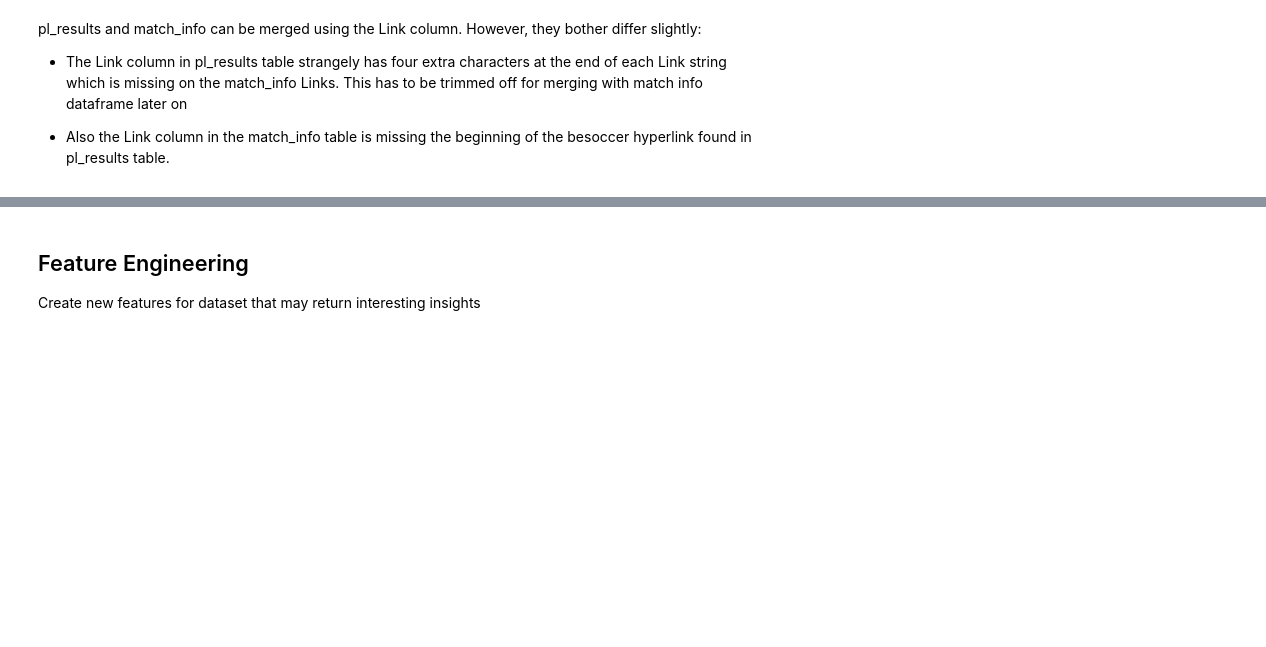
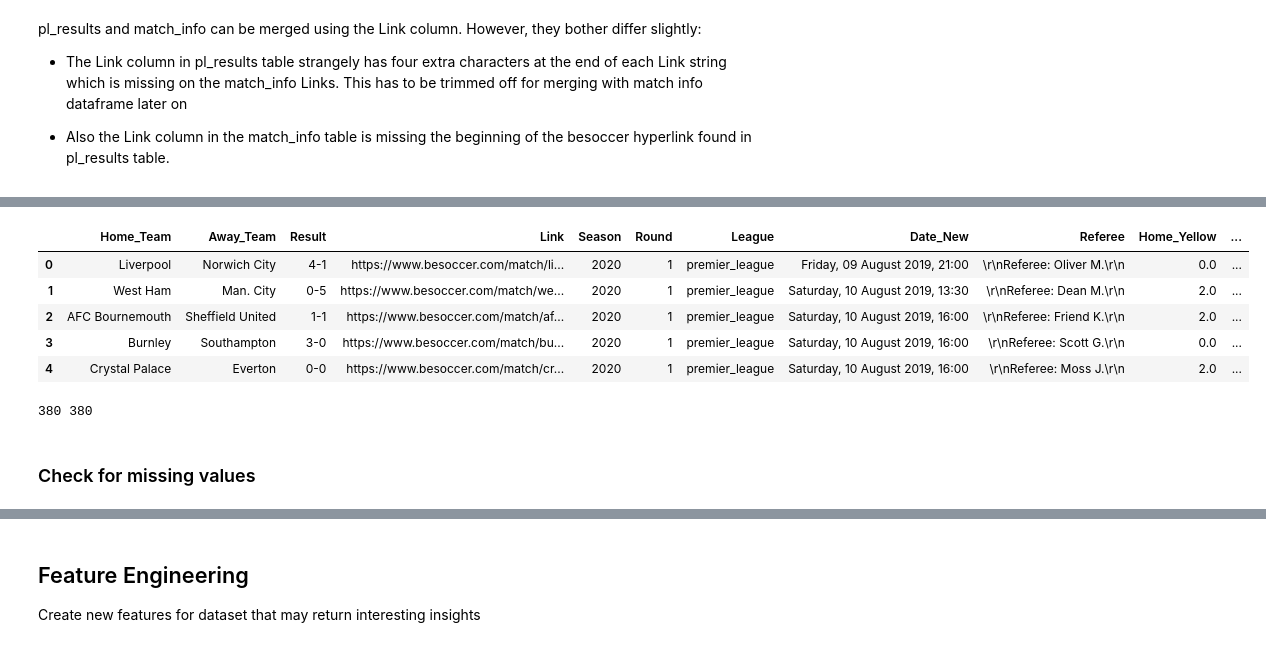
Before and after one commit to armanh3k/Football-Outcome-Predictions, a Jupyter notebook: feature_engineering.ipynb, the cells around one changed output, grey strips where cells are left out. Cells and saved outputs as stored; diff of their text form; code cells hidden in the pictures; blank space fills up the shorter version.

```diff
--- a/feature_engineering.ipynb
+++ b/feature_engineering.ipynb
@@ -110,0 +89,4 @@ print(len(pl_results_old), len(pl_results)
+# %%
+# Rename column to be same on both tables
+team_info = team_info.rename(columns={"Team": "Home_Team"})
+team_info.head()
@@ -110,0 +100,21 @@ print(len(pl_results_old), len(pl_results)
+# %%
+# Merge datasets
+
+pl_results = pd.merge(pl_results, team_info, on='Home_Team', how='left')
+
+pl_results.head()
+# %% [output]
+|  | Home_Team | Away_Team | Result | Link | Season | Round | League | Date_New | Referee | Home_Yellow | ... |
+| 0 | Liverpool | Norwich City | 4-1 | https://www.besoccer.com/match/li... | 2020 | 1 | premier_league | Friday, 09 August 2019, 21:00 | \r\nReferee: Oliver M.\r\n | 0.0 | ... |
+| 1 | West Ham | Man. City | 0-5 | https://www.besoccer.com/match/we... | 2020 | 1 | premier_league | Saturday, 10 August 2019, 13:30 | \r\nReferee: Dean M.\r\n | 2.0 | ... |
+| 2 | AFC Bournemouth | Sheffield United | 1-1 | https://www.besoccer.com/match/af... | 2020 | 1 | premier_league | Saturday, 10 August 2019, 16:00 | \r\nReferee: Friend K.\r\n | 2.0 | ... |
+| 3 | Burnley | Southampton | 3-0 | https://www.besoccer.com/match/bu... | 2020 | 1 | premier_league | Saturday, 10 August 2019, 16:00 | \r\nReferee: Scott G.\r\n | 0.0 | ... |
+| 4 | Crystal Palace | Everton | 0-0 | https://www.besoccer.com/match/cr... | 2020 | 1 | premier_league | Saturday, 10 August 2019, 16:00 | \r\nReferee: Moss J.\r\n | 2.0 | ... |
+# %%
+# Test if merged correctly. Length of initial dataset and merged dataset should be the same
+
+print(len(pl_results_old), len(pl_results))
+# %% [output]
+380 380
+# %% [markdown]
+### Check for missing values
```
Also changed, not shown: parts of 17 cells of this notebook.
